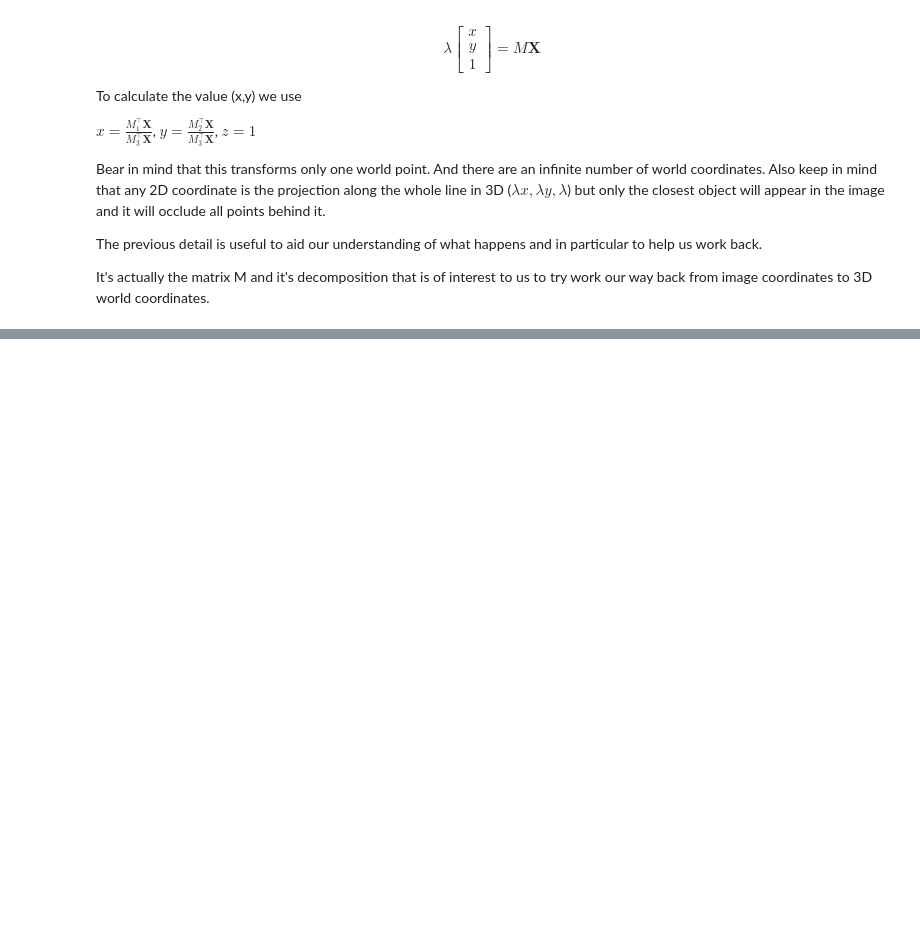
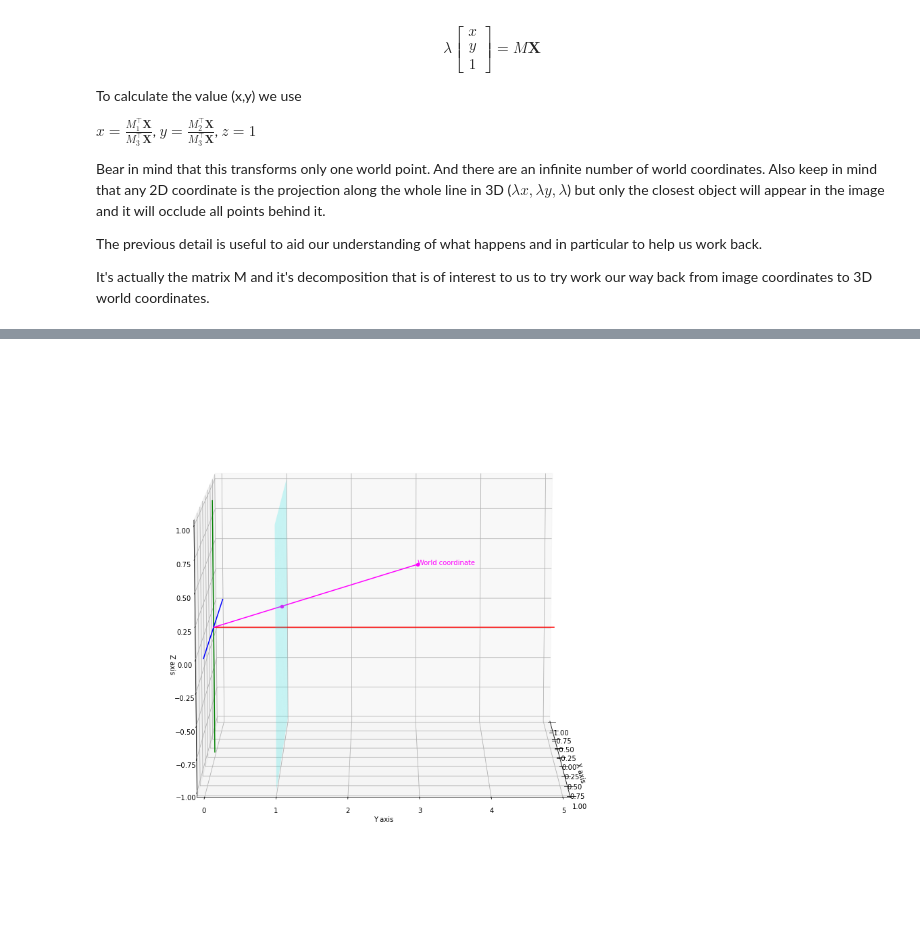
Before and after one commit to seanmullery/MVGCV, a Jupyter notebook: MVGCV-Modelling the Camera/Modelling the Camera.ipynb, the cells around one changed output, grey strips where cells are left out. Cells and saved outputs as stored; diff of their text form; code cells hidden in the pictures; blank space fills up the shorter version.

```diff
--- a/MVGCV-Modelling the Camera/Modelling the Camera.ipynb
+++ b/MVGCV-Modelling the Camera/Modelling the Camera.ipynb
@@ -265,0 +309,61 @@ What we notice is that the straight lines in the real world are curved in the im
+# %%
+import matplotlib.pyplot as plt
+from mpl_toolkits.mplot3d import Axes3D
+import numpy as np
+
+# Create a new matplotlib figure and axis
+fig = plt.figure(figsize=(15, 15))
+ax = fig.add_subplot(111, projection='3d')
+
+# Set axes labels and limits
+ax.set_xlabel('X axis')
+ax.set_ylabel('Y axis')
+ax.set_zlabel('Z axis')
+ax.set_xlim([-1, 1])
+ax.set_ylim([0, 5])
+ax.set_zlim([-1, 1])
+
+# Plotting the axes by creating lines for each axis
+axes = [
+    [(0, 0, 0), (0, 5, 0)],  # y-axis
+    [(0, 0, -1), (0, 0, 1)],  # z-axis
+    [(-1, 0, 0), (1, 0, 0)]   # x-axis
+]
+colors = ['r', 'g', 'b']  # Colors for each axis
+for ax_line, color in zip(axes, colors):
+    ax.plot(*zip(*ax_line), color=color)
+
+# Adding the point (0.5, 6, 0.5) and labeling it
+Xw = 0
+Yw = 3
+Zw = 0.5
+
+world_coord = (Xw, Yw, Zw)
+
+ax.scatter(*world_coord, color='magenta')
+ax.text(Xw, Yw, Zw, "World coordinate", color='magenta')
+
+# Drawing a line from the origin to the point
+ax.plot([0, world_coord[0]], [0, world_coord[1]], [0, world_coord[2]], color='magenta')
+
+# Creating a plane normal to the y-axis centered at (0, 1, 0)
+x = np.linspace(-1, 1, 10)
+z = np.linspace(-1, 1, 10)
+X, Z = np.meshgrid(x, z)
+Y = np.ones_like(X)  # Plane centered at y = 1
+
+# Adding the plane with transparency
+ax.plot_surface(X, Y, Z, color='cyan', alpha=0.2)
+
+# The intersection point where the magenta line intersects the plane Y = 1
+
+intersection_point = (Xw/Yw, Yw/Yw, Zw/Yw)
+ax.scatter(*intersection_point, color='magenta')
+
+# Adjust view
+ax.view_init(elev=10, azim=0)
+
+# Show the plot
+plt.show()
+# %% [output]
+[figure, added]
```
Also changed, not shown: parts of 2 cells of this notebook, 1 other file.
